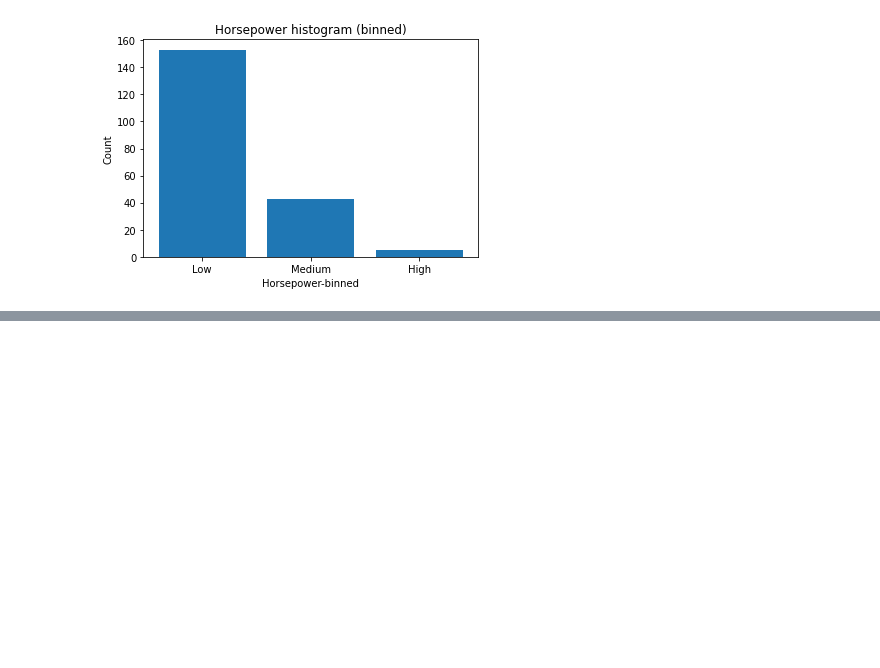
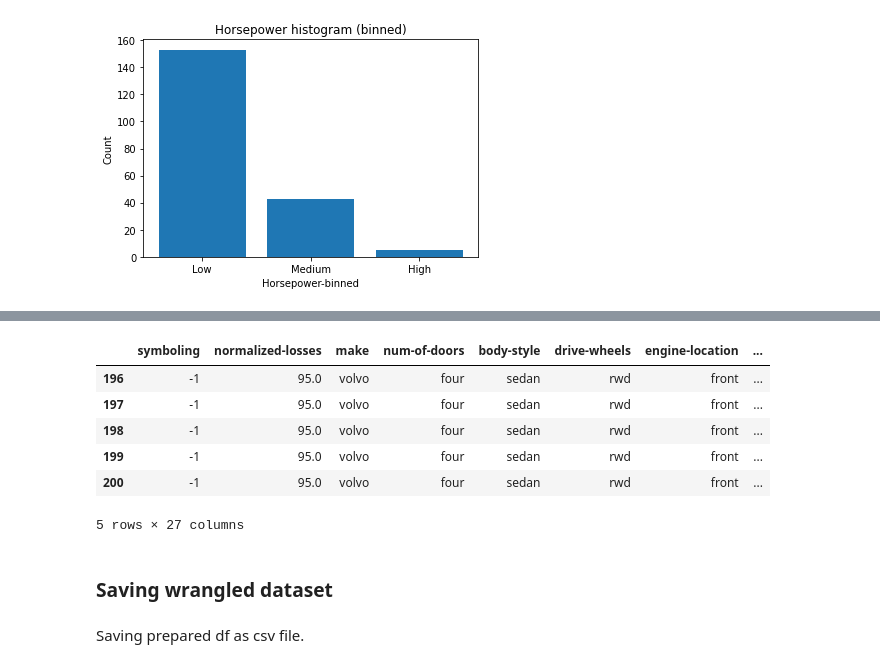
Before and after one commit to MehediEhteshum/CarPriceDataWranglingViz, a Jupyter notebook: CarPrice-DataWrangling&Viz.ipynb, the cells around one changed output, grey strips where cells are left out. Cells and saved outputs as stored; diff of their text form; code cells hidden in the pictures; blank space fills up the shorter version.

Commit message:
Turning categorical variables into quantitative variables; Saving wrangled dataset;

```diff
--- a/CarPrice-DataWrangling&Viz.ipynb
+++ b/CarPrice-DataWrangling&Viz.ipynb
@@ -293,0 +341,4 @@ Text(0.5, 1.0, 'Horsepower histogram (binned)')
+# %%
+# Another example.
+dummy_aspiration = pd.get_dummies(df["aspiration"])
+dummy_aspiration
@@ -293,0 +359,17 @@ Text(0.5, 1.0, 'Horsepower histogram (binned)')
+# %%
+dummy_aspiration.rename(columns={"std": "aspiration-std(1)/turbo(0)"}, inplace=True)
+df = pd.concat([df, dummy_aspiration], axis=1)
+df.drop(["aspiration", "turbo"], axis=1, inplace=True)
+df.tail()
+# %% [output]
+|  | symboling | normalized-losses | make | num-of-doors | body-style | drive-wheels | engine-location | ... |
+| 196 | -1 | 95.0 | volvo | four | sedan | rwd | front | ... |
+| 197 | -1 | 95.0 | volvo | four | sedan | rwd | front | ... |
+| 198 | -1 | 95.0 | volvo | four | sedan | rwd | front | ... |
+| 199 | -1 | 95.0 | volvo | four | sedan | rwd | front | ... |
+| 200 | -1 | 95.0 | volvo | four | sedan | rwd | front | ... |
+5 rows × 27 columns
+# %% [markdown]
+<h3>Saving wrangled dataset</h3>
+# %% [markdown]
+Saving prepared df as csv file.
```
Also changed, not shown: parts of 9 cells of this notebook, 1 other file.
